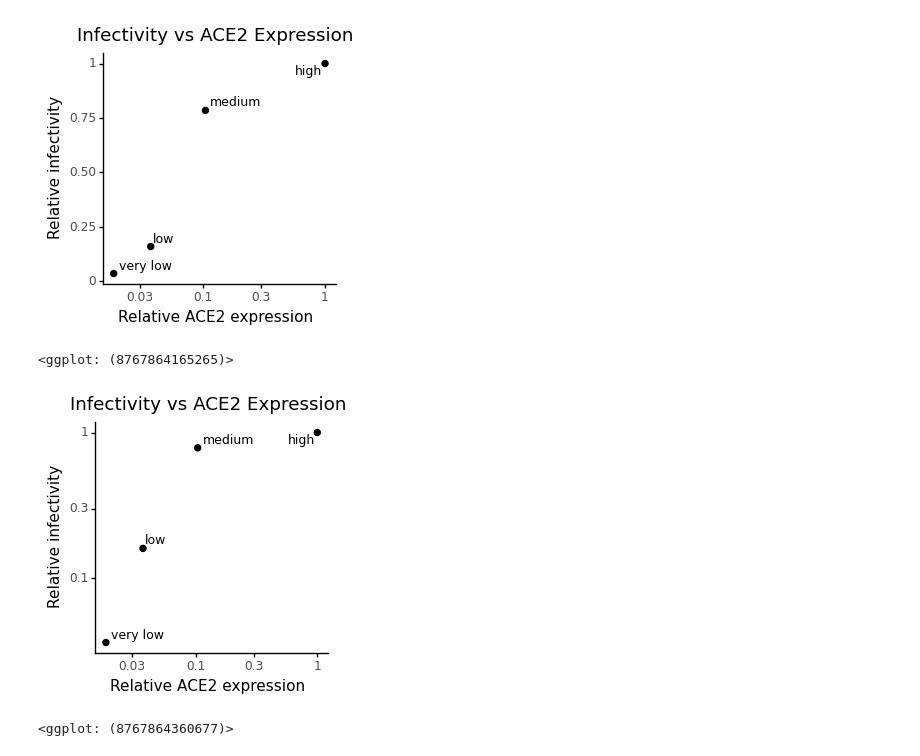
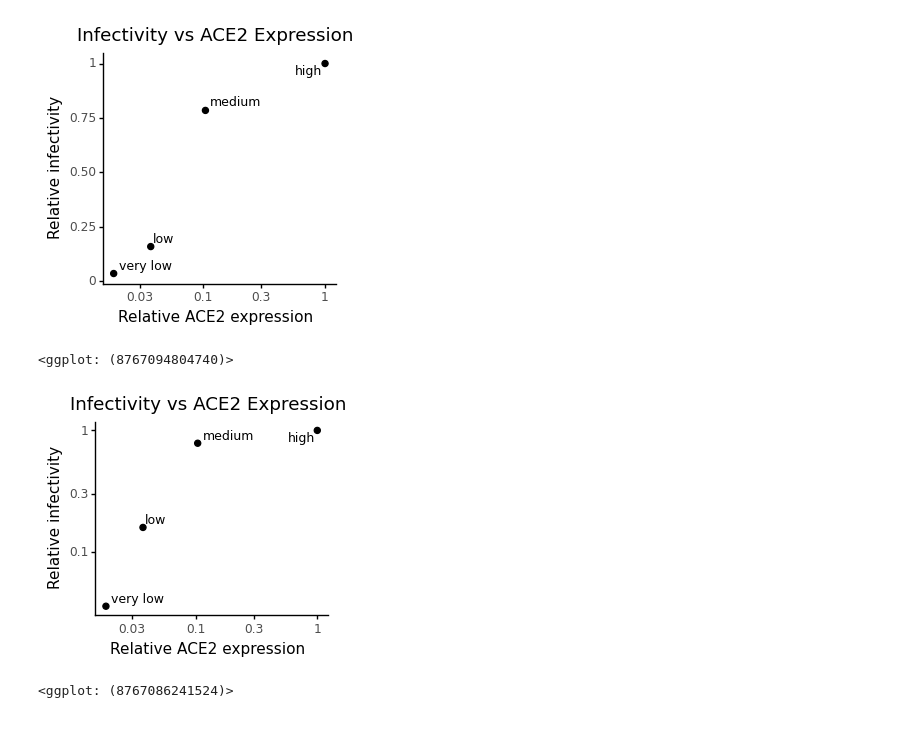
Before and after one commit to jbloomlab/Ace2_expression_neuts, a Jupyter notebook: ACE2_expression_vs_infectivity.ipynb, the cells around one changed output. Saved outputs shown, nothing was run; the diff lists cells and outputs as text; code cells hidden in the pictures; blank space fills up the shorter version.

```diff
--- a/ACE2_expression_vs_infectivity.ipynb
+++ b/ACE2_expression_vs_infectivity.ipynb
@@ -32,46 +32,49 @@ cat_order = ['very low', 'low', 'medium', 'high']
 df['cells'] = pd.Categorical(df['cells'], categories=cat_order, ordered=True)
 # %%
 (
-    ggplot(df)+
+    ggplot(df) +
     aes(x="relative MFI", y="relative RLU/ul") +
     geom_point(size=2) +
-    geom_text(mapping=aes(label='cells'),
-               ha='left',
-               adjust_text={'expand_points': (1.2, 1.2),
-                                    #'expand_text': (2.0, 2.0)
-                           },
-                size=9
+    geom_text(
+        mapping=aes(label='cells'),
+        ha='left',
+        adjust_text={'expand_points': (1.2, 1.2)},
+        size=9
               ) +
-
-    theme_classic()+
+    theme_classic() +
     theme(figure_size=(3,3)) +
-    labs(title = "Infectivity vs ACE2 Expression", x="Relative ACE2 expression", y="Relative infectivity") +
+    labs(
+        title = "Infectivity vs ACE2 Expression",
+        x="Relative ACE2 expression",
+        y="Relative infectivity") +
     scale_x_log10()
 )
 # %% [output]
 [figure]
-<ggplot: (8767864165265)>
+<ggplot: (8767094804740)>
 # %%
 # version with Y axis as log scale
-
 (
     ggplot(df)+
     aes(x="relative MFI", y="relative RLU/ul") +
     geom_point(size=2) +
-    geom_text(mapping=aes(label='cells'),
-               ha='left',
-               adjust_text={'expand_points': (1.2, 1.2),
-                                    #'expand_text': (2.0, 2.0)
-                           },
-                size=9
+    geom_text(
+        mapping=aes(label='cells'),
+        ha='left',
+        adjust_text={'expand_points': (1.2, 1.2)},
+        size=9
               ) +
-
     theme_classic()+
     theme(figure_size=(3,3)) +
-    labs(title = "Infectivity vs ACE2 Expression", x="Relative ACE2 expression", y="Relative infectivity") +
+    labs(
+        title = "Infectivity vs ACE2 Expression",
+        x="Relative ACE2 expression",
+        y="Relative infectivity"
+    ) +
     scale_x_log10() +
-    scale_y_log10()
+    scale_y_log10() +
+    coord_fixed(ratio = 1)
 )
 # %% [output]
-[figure, old version]
+[figure, new version]
-<ggplot: (8767864360677)>
+<ggplot: (8767086241524)>
```
Also changed, not shown: parts of 4 cells of this notebook, 15 other files.
